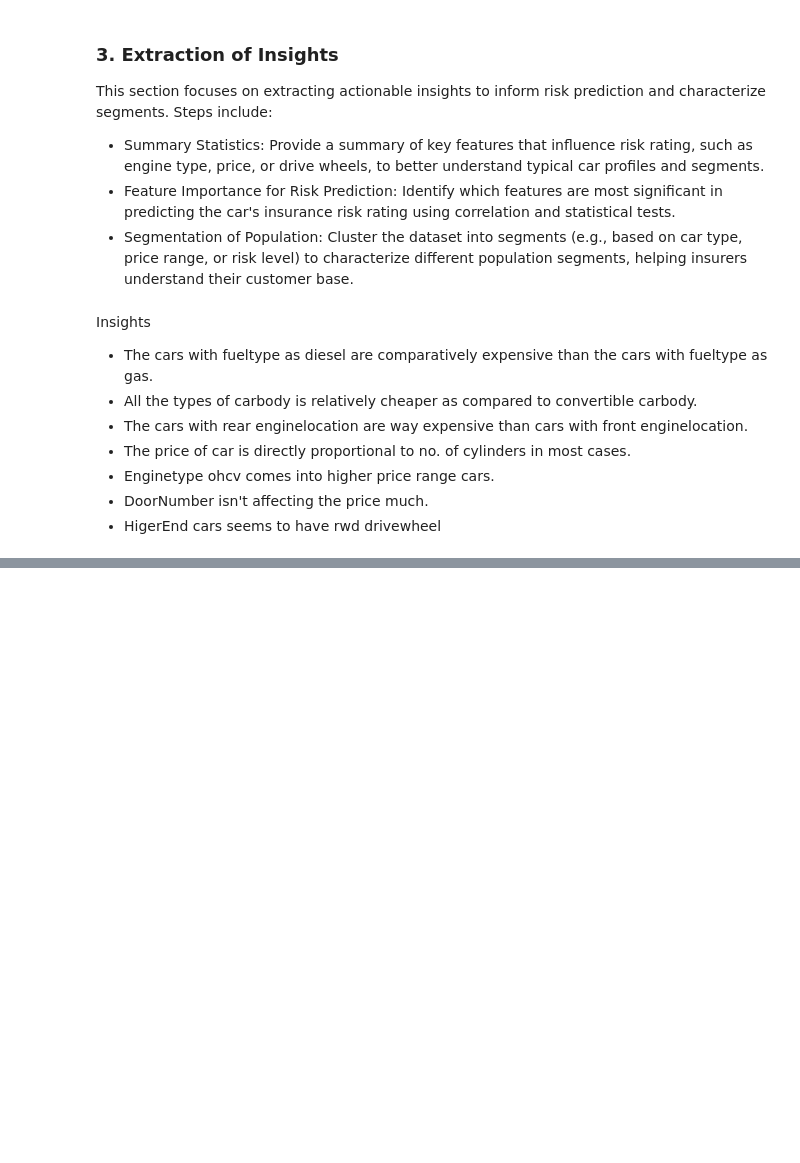
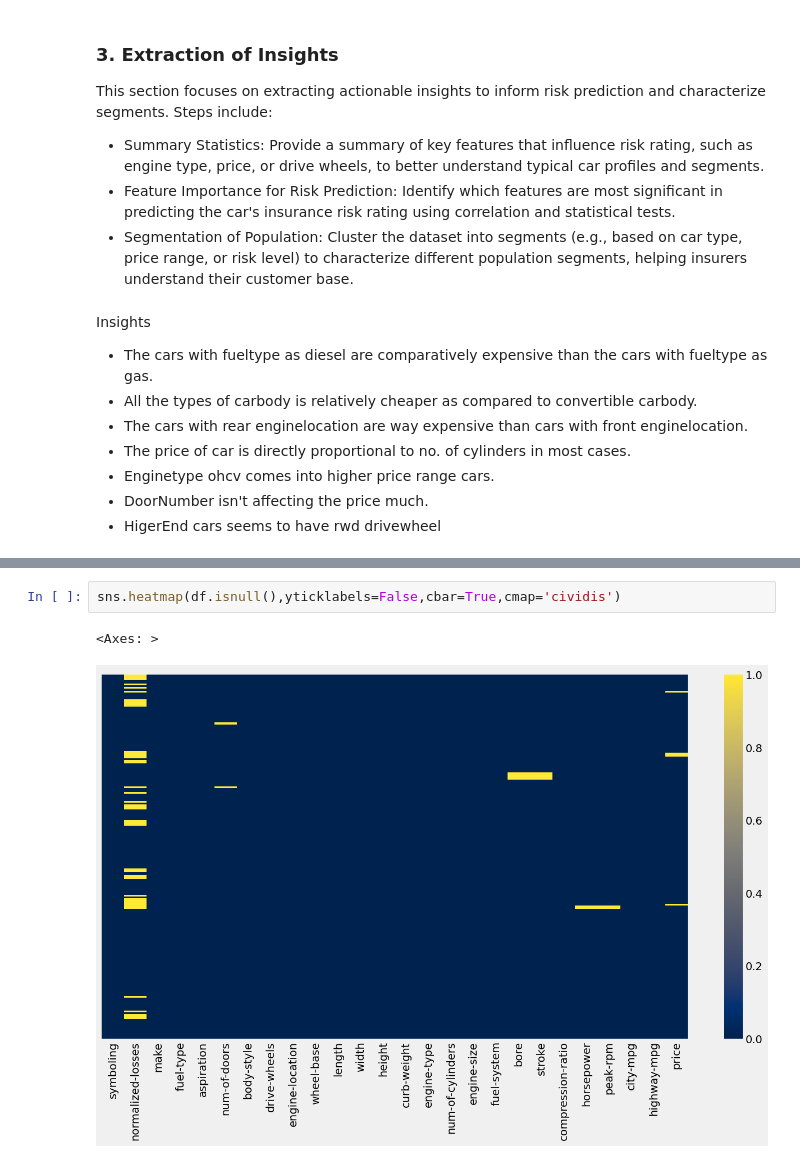
Before and after one commit to alejandro945/insurance-risk, a Jupyter notebook: src/main.ipynb, the cells around one changed output, grey strips where cells are left out. Cells and saved outputs as stored; diff of their text form; blank space fills up the shorter version.

```diff
--- a/src/main.ipynb
+++ b/src/main.ipynb
@@ -325,0 +408,5 @@ In this section, we focus on understanding the structure and content of the data
+# %%
+sns.heatmap(df.isnull(),yticklabels=False,cbar=True,cmap='cividis')
+# %% [output]
+<Axes: >
+[figure, added]
```
Also changed, not shown: parts of 17 cells of this notebook, 1 other file.
